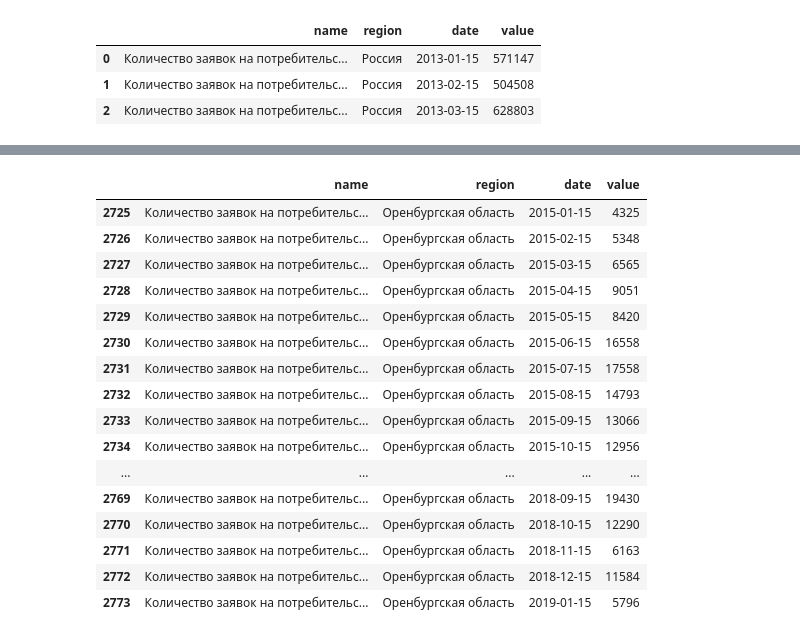
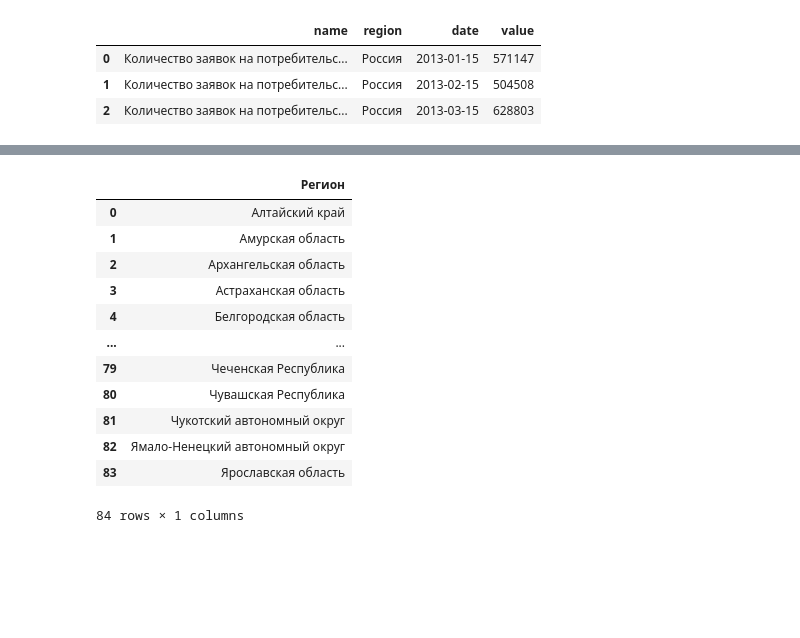
Before and after one commit to koryagin2006/GB_Course_Methods_of_collecting_and_processing_data_from_the_network, a Jupyter notebook: Lesson_8 Open data/Les_8 DZ Sber.ipynb, the cells around one changed output, grey strips where cells are left out. Drawn from its saved outputs; the diff is of its cells as text; code cells hidden in the pictures; blank space fills up the shorter version.

```diff
--- a/Lesson_8 Open data/Les_8 DZ Sber.ipynb
+++ b/Lesson_8 Open data/Les_8 DZ Sber.ipynb
@@ -45,28 +45,26 @@ Name: name, dtype: int64
+# %%
+pd.DataFrame.from_dict({'Регион': df['region'].value_counts().index.sort_values().tolist()})
+# %% [output]
+|  | Регион |
+| 0 | Алтайский край |
+| 1 | Амурская область |
+| 2 | Архангельская область |
+| 3 | Астраханская область |
+| 4 | Белгородская область |
+| ... | ... |
+| 79 | Чеченская Республика |
+| 80 | Чувашская Республика |
+| 81 | Чукотский автономный округ |
+| 82 | Ямало-Ненецкий автономный округ |
+| 83 | Ярославская область |
+84 rows × 1 columns
 # %%
 filter_date = (df['date'] > '2015-01-01') & (df['date'] < '2020-01-01')
 filter_name = df['name'] == 'Количество заявок на потребительские кредиты'
 filter_reg = df['region'] == 'Оренбургская область'
 
 df_2 = df.loc[filter_date & filter_reg & filter_name]
-df_2
+d
-# %% [output]
-|  | name | region | date | value |
-| 2725 | Количество заявок на потребительс... | Оренбургская область | 2015-01-15 | 4325 |
-| 2726 | Количество заявок на потребительс... | Оренбургская область | 2015-02-15 | 5348 |
-| 2727 | Количество заявок на потребительс... | Оренбургская область | 2015-03-15 | 6565 |
-| 2728 | Количество заявок на потребительс... | Оренбургская область | 2015-04-15 | 9051 |
-| 2729 | Количество заявок на потребительс... | Оренбургская область | 2015-05-15 | 8420 |
-| 2730 | Количество заявок на потребительс... | Оренбургская область | 2015-06-15 | 16558 |
-| 2731 | Количество заявок на потребительс... | Оренбургская область | 2015-07-15 | 17558 |
-| 2732 | Количество заявок на потребительс... | Оренбургская область | 2015-08-15 | 14793 |
-| 2733 | Количество заявок на потребительс... | Оренбургская область | 2015-09-15 | 13066 |
-| 2734 | Количество заявок на потребительс... | Оренбургская область | 2015-10-15 | 12956 |
-| ... | ... | ... | ... | ... |
-| 2769 | Количество заявок на потребительс... | Оренбургская область | 2018-09-15 | 19430 |
-| 2770 | Количество заявок на потребительс... | Оренбургская область | 2018-10-15 | 12290 |
-| 2771 | Количество заявок на потребительс... | Оренбургская область | 2018-11-15 | 6163 |
-| 2772 | Количество заявок на потребительс... | Оренбургская область | 2018-12-15 | 11584 |
-| 2773 | Количество заявок на потребительс... | Оренбургская область | 2019-01-15 | 5796 |
 # %%
 plt.figure(figsize=(16,4))
 x = df_2['date']
```
Also changed, not shown: parts of 3 cells of this notebook.
